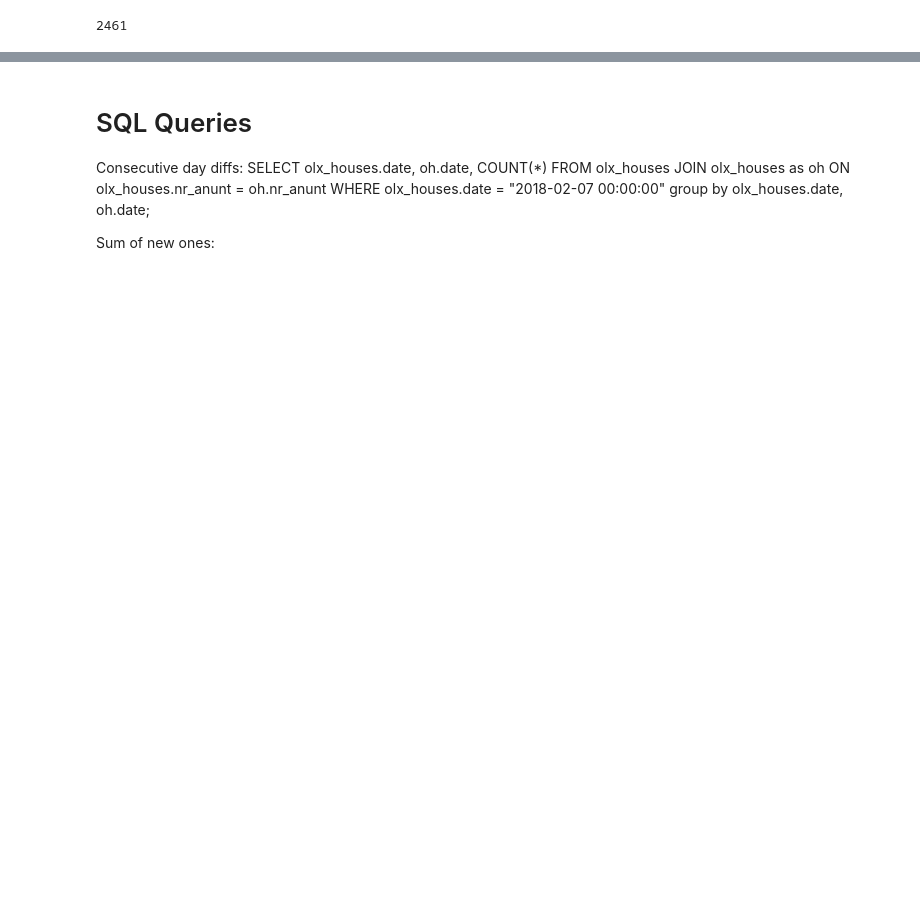
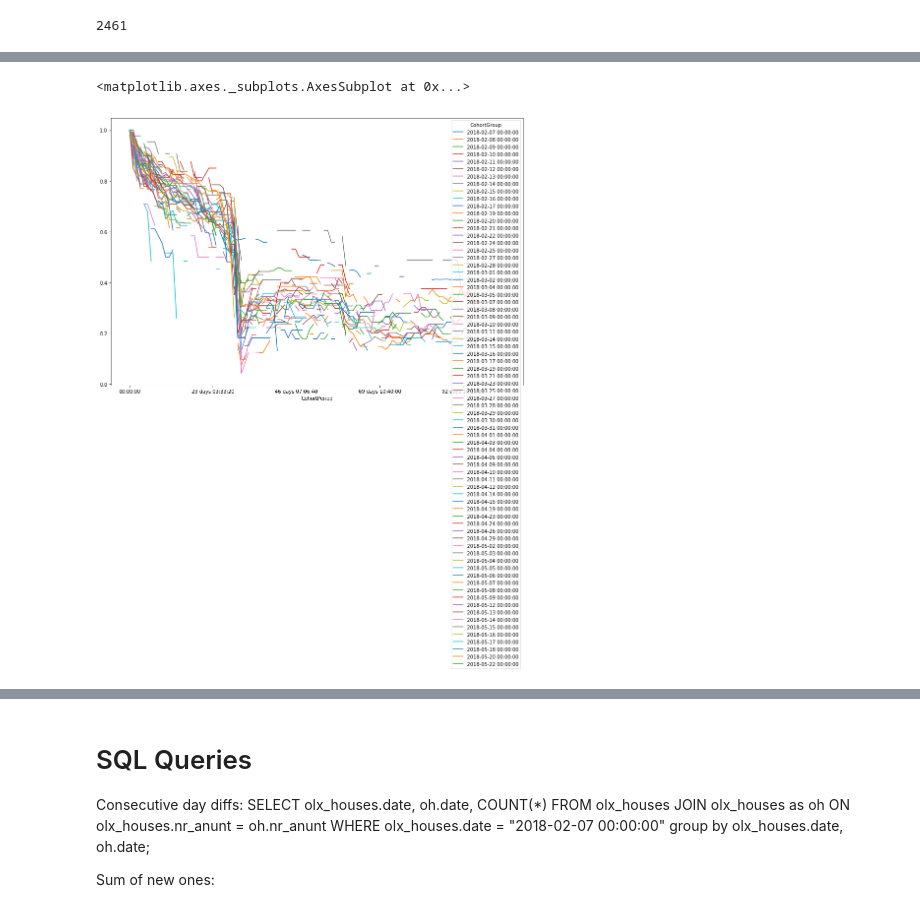
Before and after one commit to rolisz/olx_scrapy, a Jupyter notebook: notebooks/Timeslice.ipynb, the cells around one changed output, grey strips where cells are left out. Saved outputs shown, nothing was run; the diff lists cells and outputs as text; code cells hidden in the pictures; blank space fills up the shorter version.

Commit message:
Working cohort analysis

```diff
--- a/notebooks/Timeslice.ipynb
+++ b/notebooks/Timeslice.ipynb
@@ -112,0 +152,6 @@ e.head()
+# %%
+a.set_index('nr_anunt', inplace=True)
+
+a['CohortGroup'] = a.groupby(level=0)['date'].min()
+a.reset_index(inplace=True)
+a
@@ -112,0 +177,10 @@ e.head()
+# %%
+grouped = a.groupby(["CohortGroup", "date"])
+
+cohorts = grouped.agg({'nr_anunt': pd.Series.nunique})
+
+exp = pd.DataFrame(cohorts.to_records())
+
+exp["CohortPeriod"] = exp["date"] - exp["CohortGroup"]
+exp.set_index(["CohortGroup", "CohortPeriod"], inplace=True)
+exp
@@ -112,0 +207,3 @@ e.head()
+# %%
+cohort_group_size = exp["nr_anunt"].groupby(level=0).first()
+cohort_group_size.head()
@@ -112,0 +218,2 @@ e.head()
+# %%
+retention = exp["nr_anunt"].unstack(0).divide(cohort_group_size, axis=1)
@@ -112,0 +242,5 @@ e.head()
+# %%
+retention.plot(figsize=(15,10))
+# %% [output]
+<matplotlib.axes._subplots.AxesSubplot at 0x...>
+[figure, added]
```
Also changed, not shown: parts of 18 cells of this notebook, 1 other file.
